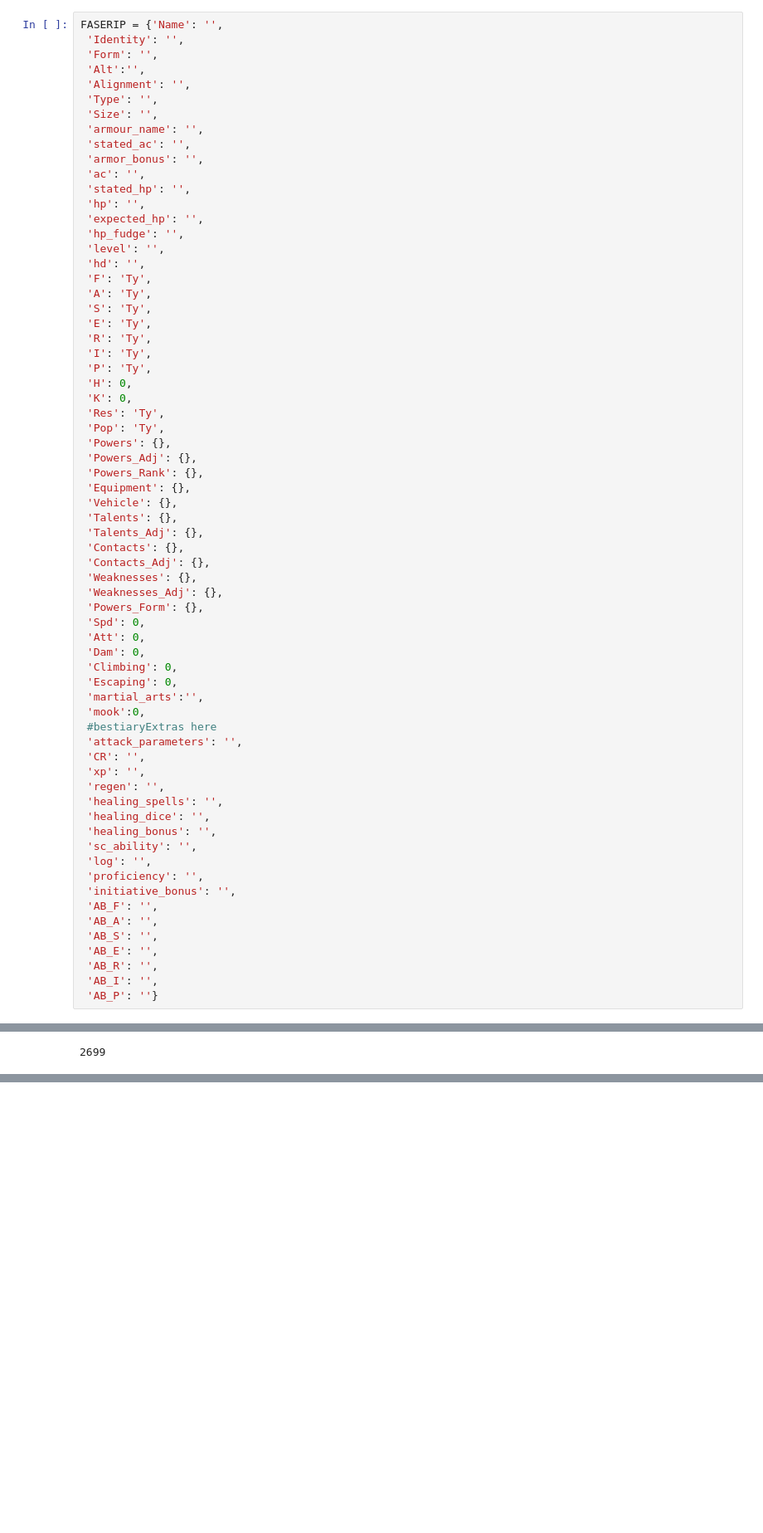
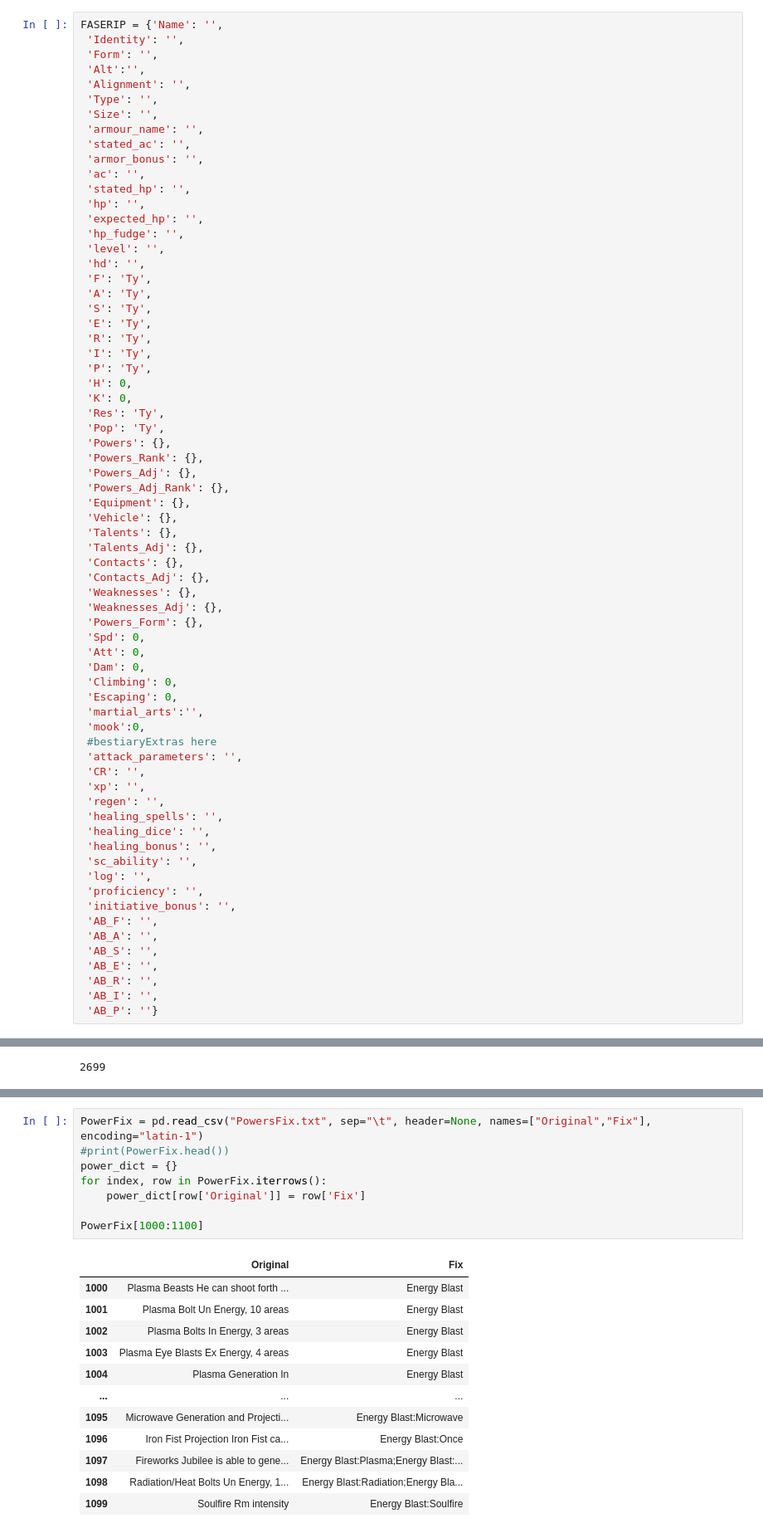
Before and after one commit to bluetyson/FASERIP-Slugfest, a Jupyter notebook: FASERIP-Training-Data.ipynb, the cells around one changed output, grey strips where cells are left out. Shown at 83% size. Cells and saved outputs as stored; diff of their text form; blank space fills up the shorter version.

Commit message:
start of assigning simplified powers to characters

```diff
--- a/FASERIP-Training-Data.ipynb
+++ b/FASERIP-Training-Data.ipynb
@@ -71,8 +71,9 @@ FASERIP = {'Name': '',
  'Res': 'Ty',
  'Pop': 'Ty',
  'Powers': {},
+ 'Powers_Rank': {},
  'Powers_Adj': {},
- 'Powers_Rank': {},
+ 'Powers_Adj_Rank': {},
  'Equipment': {},
  'Vehicle': {},
  'Talents': {},
@@ -736,3 +784,24 @@ Zero-Point Force Field Project up to 3 areas, it creates an Un force bubble larg
 Zombie Creation Rm, She can also re-animate a corpse with the orignal abilities and personality.
 Zombie Physiology Headpool is a disembodied zombie head of Deadpool from Earth-2149. His very head gives him the following abilities:
 ­-Neck Mn
+# %%
+PowerFix = pd.read_csv("PowersFix.txt", sep="\t", header=None, names=["Original","Fix"], encoding="latin-1")
+#print(PowerFix.head())
+power_dict = {}
+for index, row in PowerFix.iterrows():
+    power_dict[row['Original']] = row['Fix']
+
+PowerFix[1000:1100]
+# %% [output]
+|  | Original | Fix |
+| 1000 | Plasma Beasts He can shoot forth ... | Energy Blast |
+| 1001 | Plasma Bolt Un Energy, 10 areas | Energy Blast |
+| 1002 | Plasma Bolts In Energy, 3 areas | Energy Blast |
+| 1003 | Plasma Eye Blasts Ex Energy, 4 areas | Energy Blast |
+| 1004 | Plasma Generation In | Energy Blast |
+| ... | ... | ... |
+| 1095 | Microwave Generation and Projecti... | Energy Blast:Microwave |
+| 1096 | Iron Fist Projection Iron Fist ca... | Energy Blast:Once |
+| 1097 | Fireworks Jubilee is able to gene... | Energy Blast:Plasma;Energy Blast:... |
+| 1098 | Radiation/Heat Bolts Un Energy, 1... | Energy Blast:Radiation;Energy Bla... |
+| 1099 | Soulfire Rm intensity | Energy Blast:Soulfire |
```
Also changed, not shown: parts of 6 cells of this notebook, 2 other files.
